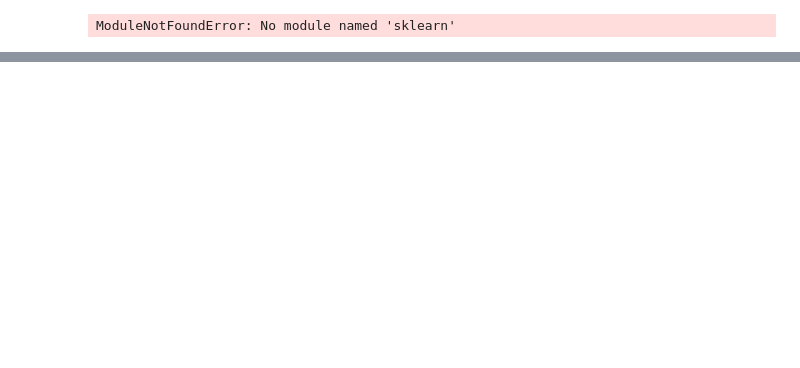
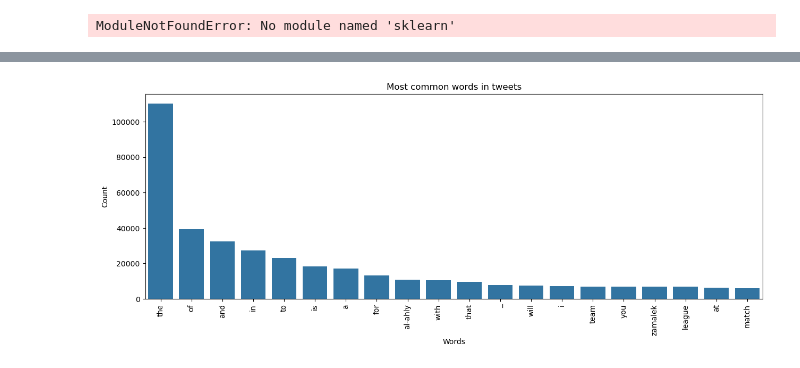
Before and after one commit to nicolasb49/-DSKI2-Football_Fake_News, a Jupyter notebook: Code/Untitled-1.ipynb, the cells around one changed output, grey strips where cells are left out. Cells and saved outputs as stored; diff of their text form; code cells hidden in the pictures; blank space fills up the shorter version.

Commit message:
bar chart most words

```diff
--- a/Code/Untitled-1.ipynb
+++ b/Code/Untitled-1.ipynb
@@ -148,0 +157,13 @@ ModuleNotFoundError: No module named 'sklearn'
+# %%
+combined["Words"] = combined["tweet"].str.split()
+combined.head()
+
+# Drop NaN values or replace them with empty lists
+word_list = np.concatenate(combined["Words"].dropna().values)
+# word count
+word_counts = pd.Series(word_list).value_counts()
+word_counts = word_counts.reset_index()
+word_counts.columns = ["Word", "Count"]
+print('|V|=', len(word_counts))
+
+word_counts.head()
@@ -148,0 +178,11 @@ ModuleNotFoundError: No module named 'sklearn'
+# %%
+# Bar Chart for the most common words
+plt.figure(figsize=(15, 5))
+sns.barplot(x=word_counts["Word"].head(20), y=word_counts["Count"].head(20))
+plt.xticks(rotation=90)
+plt.title("Most common words in tweets")
+plt.xlabel("Words")
+plt.ylabel("Count")
+plt.show()
+# %% [output]
+[figure, added]
```
Also changed, not shown: parts of 7 cells of this notebook.
